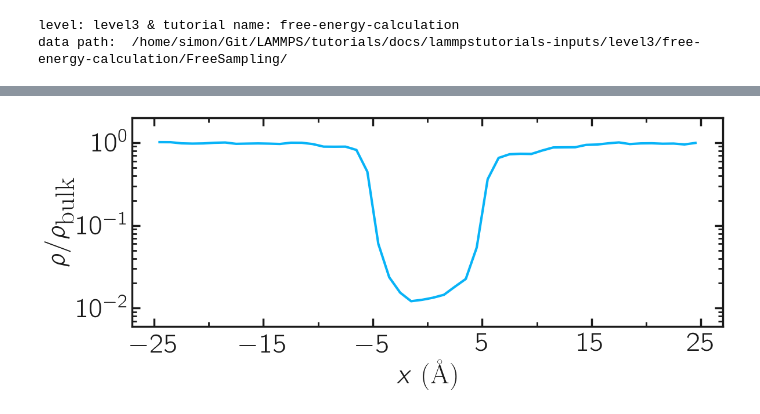
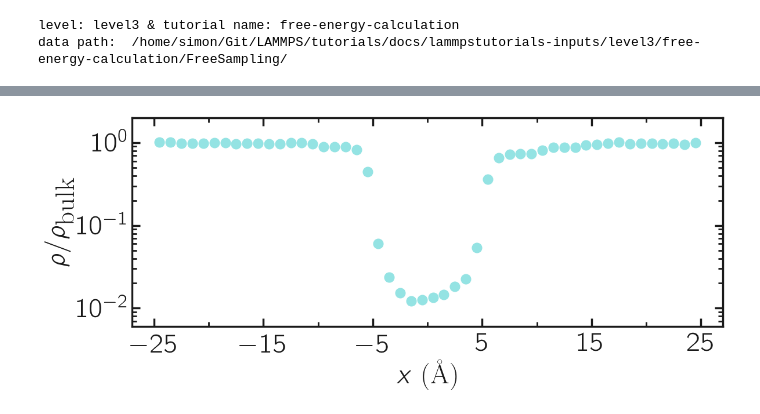
Before and after one commit to lammpstutorials/lammpstutorials.github.io, a Jupyter notebook: docs/sphinx/source/tutorials/figures/level3/free-energy-calculation/density_profile-pyplot.ipynb, the cells around one changed output, grey strips where cells are left out. Drawn from its saved outputs; the diff is of its cells as text; code cells hidden in the pictures.

```diff
--- a/docs/sphinx/source/tutorials/figures/level3/free-energy-calculation/density_profile-pyplot.ipynb
+++ b/docs/sphinx/source/tutorials/figures/level3/free-energy-calculation/density_profile-pyplot.ipynb
@@ -42,15 +42,15 @@ for mode, mygray in zip(['light', 'dark'], [colors["mylightgray"], colors["mydar
 # %%
 filename = "density_profile-article"
 mode = 'light'
 mygray = colors["mylightgray"]
 fig = prepare_figure(mode, transparency = False, desired_figsize=(12,5), serif=False)
 ax, n, l_tot, c_tot = [], 0, 1, 1
 n += 1
 ax.append(plt.subplot(l_tot, c_tot, n))
-ax[-1].semilogy(x, density_10/rho_bulk, "-", color=colors["blue2livecom"], markersize=12, linewidth=3, label=r'$8 ~ \textrm{ns~run}$')
-complete_panel(ax[-1], r'$x ~ \textrm{(Å)}$', r'$\rho / \rho_\textrm{bulk}$', legend=False,
+ax[-1].semilogy(x, density_10/rho_bulk, "o", color=colors["unisoncyan"], markersize=12, linewidth=3, label=r'$8 ~ \textrm{ns~run}$')
+complete_panel(ax[-1], r'$x ~ \textrm{(\AA{})}$', r'$\rho / \rho_\textrm{bulk}$', legend=False,
                 axis_color=mygray, xpad=8, locator_y=None)
 set_boundaries(plt, x_ticks=np.arange(-25, 30, 10), x_boundaries=(-27, 27), y_boundaries=(0.006, 2))
 save_figure(plt, fig, mode, git_path, path_figures, filename)
 # %% [output]
-[figure, old version]
+[figure, new version]
```
Also changed, not shown: parts of 1 cell of this notebook, 16 other files.
